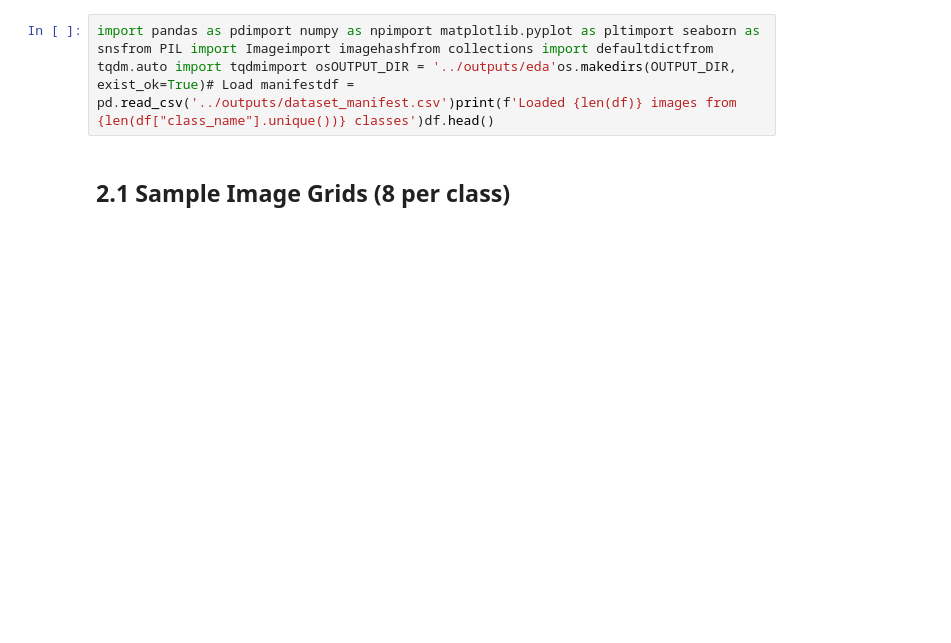
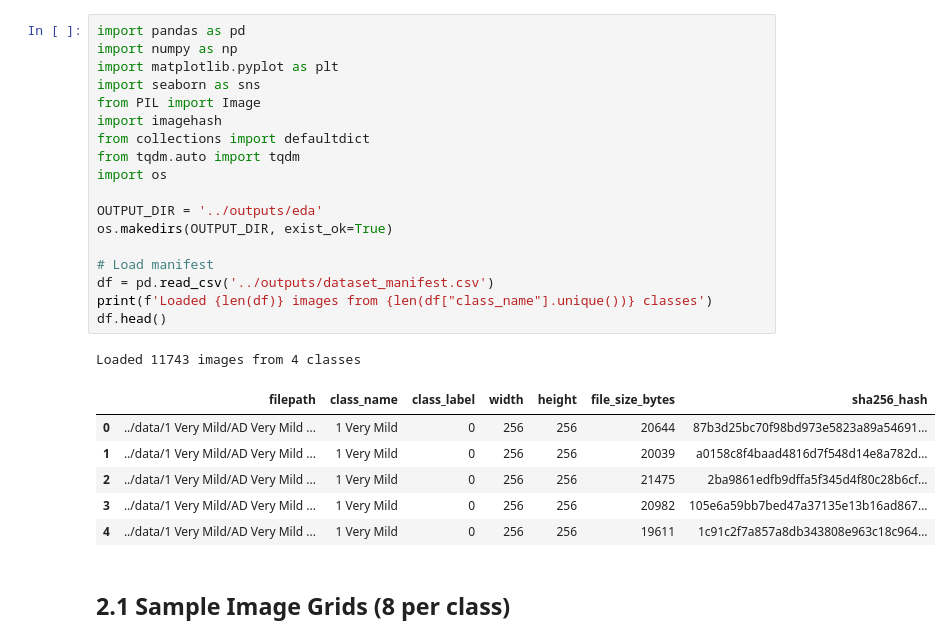
Before and after one commit to amitabh-7t/AD, a Jupyter notebook: notebooks/02_eda.ipynb, the cells around one changed output. Drawn from its saved outputs; the diff is of its cells as text; blank space fills up the shorter version.

```diff
--- a/notebooks/02_eda.ipynb
+++ b/notebooks/02_eda.ipynb
@@ -3,5 +5,29 @@
 # %%
-import pandas as pdimport numpy as npimport matplotlib.pyplot as pltimport seaborn as snsfrom PIL import Imageimport imagehashfrom collections import defaultdictfrom tqdm.auto import tqdmimport osOUTPUT_DIR = '../outputs/eda'os.makedirs(OUTPUT_DIR, exist_ok=True)# Load manifestdf = pd.read_csv('../outputs/dataset_manifest.csv')print(f'Loaded {len(df)} images from {len(df["class_name"].unique())} classes')df.head()
+import pandas as pd
+import numpy as np
+import matplotlib.pyplot as plt
+import seaborn as sns
+from PIL import Image
+import imagehash
+from collections import defaultdict
+from tqdm.auto import tqdm
+import os
+
+OUTPUT_DIR = '../outputs/eda'
+os.makedirs(OUTPUT_DIR, exist_ok=True)
+
+# Load manifest
+df = pd.read_csv('../outputs/dataset_manifest.csv')
+print(f'Loaded {len(df)} images from {len(df["class_name"].unique())} classes')
+df.head()
+# %% [output]
+Loaded 11743 images from 4 classes
+|  | filepath | class_name | class_label | width | height | file_size_bytes | sha256_hash |
+| 0 | ../data/1 Very Mild/AD Very Mild ... | 1 Very Mild | 0 | 256 | 256 | 20644 | 87b3d25bc70f98bd973e5823a89a54691... |
+| 1 | ../data/1 Very Mild/AD Very Mild ... | 1 Very Mild | 0 | 256 | 256 | 20039 | a0158c8f4baad4816d7f548d14e8a782d... |
+| 2 | ../data/1 Very Mild/AD Very Mild ... | 1 Very Mild | 0 | 256 | 256 | 21475 | 2ba9861edfb9dffa5f345d4f80c28b6cf... |
+| 3 | ../data/1 Very Mild/AD Very Mild ... | 1 Very Mild | 0 | 256 | 256 | 20982 | 105e6a59bb7bed47a37135e13b16ad867... |
+| 4 | ../data/1 Very Mild/AD Very Mild ... | 1 Very Mild | 0 | 256 | 256 | 19611 | 1c91c2f7a857a8db343808e963c18c964... |
 # %% [markdown]
 ## 2.1 Sample Image Grids (8 per class)
 # %%
```
Also changed, not shown: parts of 5 cells of this notebook, 3 other files.
